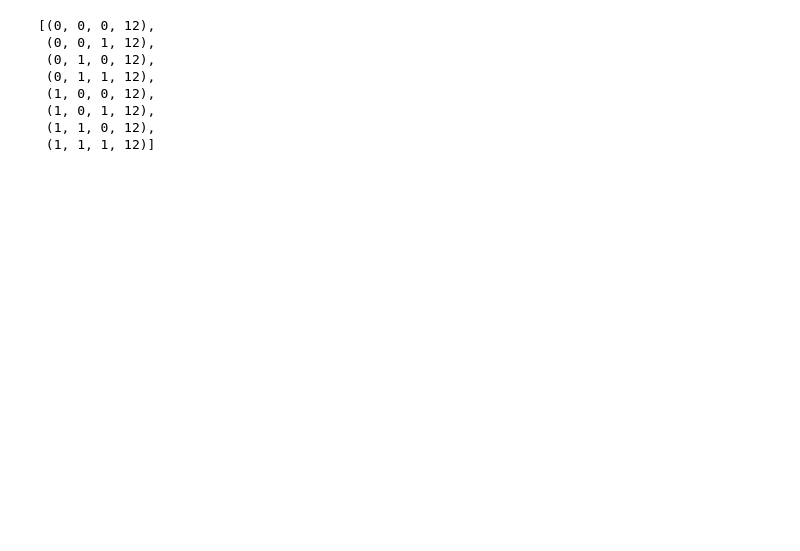
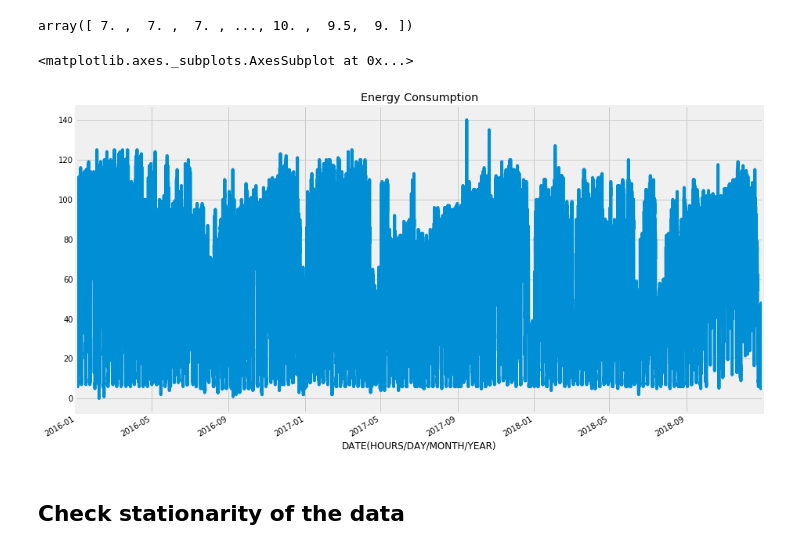
Before and after one commit to bunya017/Energy-Consumption-Forecating-using-LSTMs, a Jupyter notebook: ARIMA/Energy-Consumption-Forecating-using-ARIMA.ipynb, the cells around one changed output. Cells and saved outputs as stored; diff of their text form; code cells hidden in the pictures; blank space fills up the shorter version.

```diff
--- a/ARIMA/Energy-Consumption-Forecating-using-ARIMA.ipynb
+++ b/ARIMA/Energy-Consumption-Forecating-using-ARIMA.ipynb
@@ -51,11 +11,0 @@ seasonal_pdq = [(x[0], x[1], x[2], 2880) for x in pdq]
-# %%
-seasonal_pdq
-# %% [output]
-[(0, 0, 0, 12),
- (0, 0, 1, 12),
- (0, 1, 0, 12),
- (0, 1, 1, 12),
- (1, 0, 0, 12),
- (1, 0, 1, 12),
- (1, 1, 0, 12),
- (1, 1, 1, 12)]
@@ -61,0 +15,21 @@ seasonal_pdq
+# %%
+# date parser
+parser = lambda date: pd.to_datetime(date, format='%d-%m-%y %H:%M')
+
+# load the dataset
+df = pd.read_csv(
+    'EVANS-EFCO_final_clean_with_2018.csv', parse_dates=[0],
+    index_col=[0], date_parser=parser, engine='python'
+)
+# %%
+series = df.loc[:, 'ENERGY CONSUMPTION'].values
+series
+# %% [output]
+array([ 7. ,  7. ,  7. , ..., 10. ,  9.5,  9. ])
+# %%
+df.plot(figsize=(14,8), legend=None, title='Energy Consumption')
+# %% [output]
+<matplotlib.axes._subplots.AxesSubplot at 0x...>
+[figure, added]
+# %% [markdown]
+## Check stationarity of the data
```
Also changed, not shown: parts of 19 cells of this notebook.
